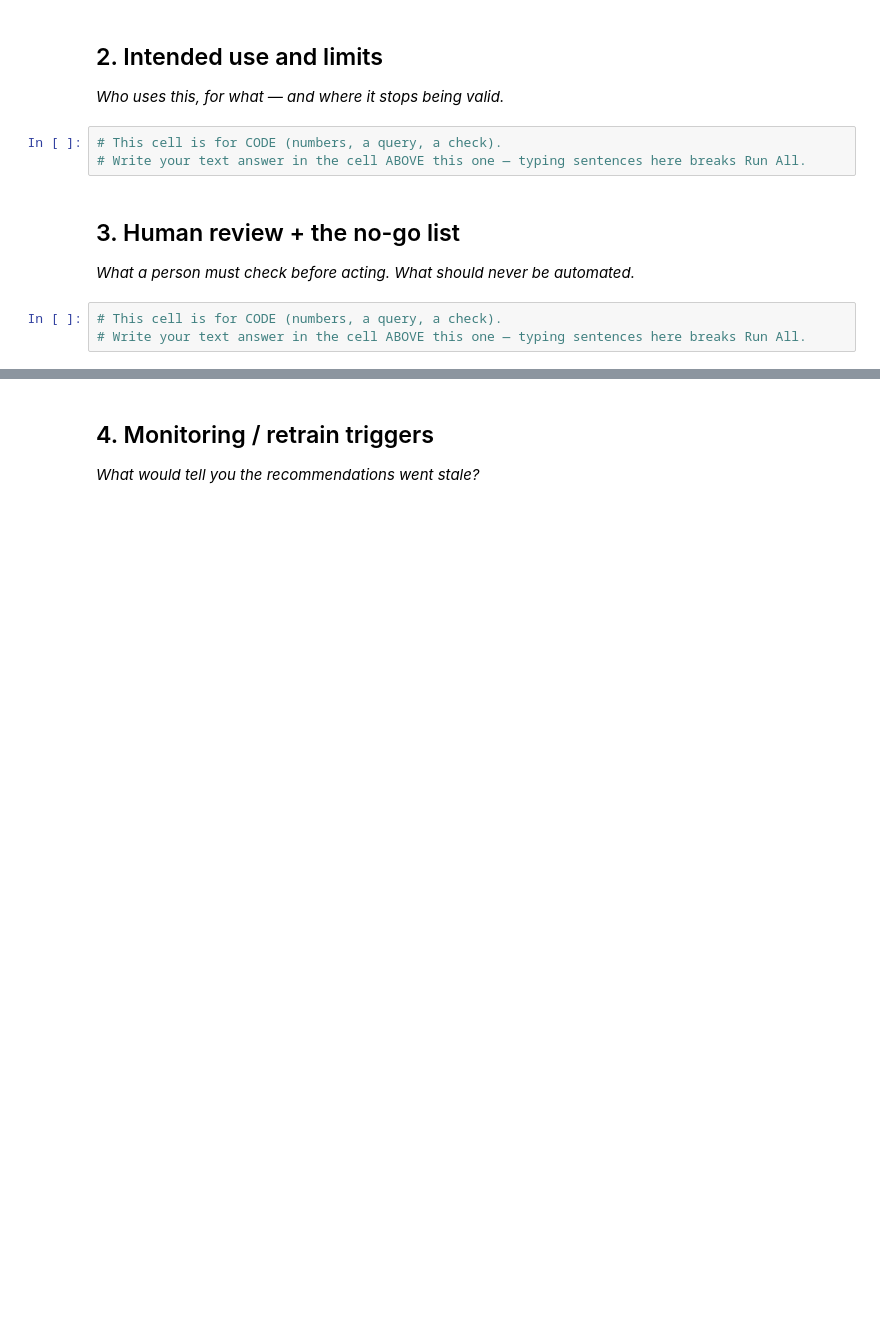
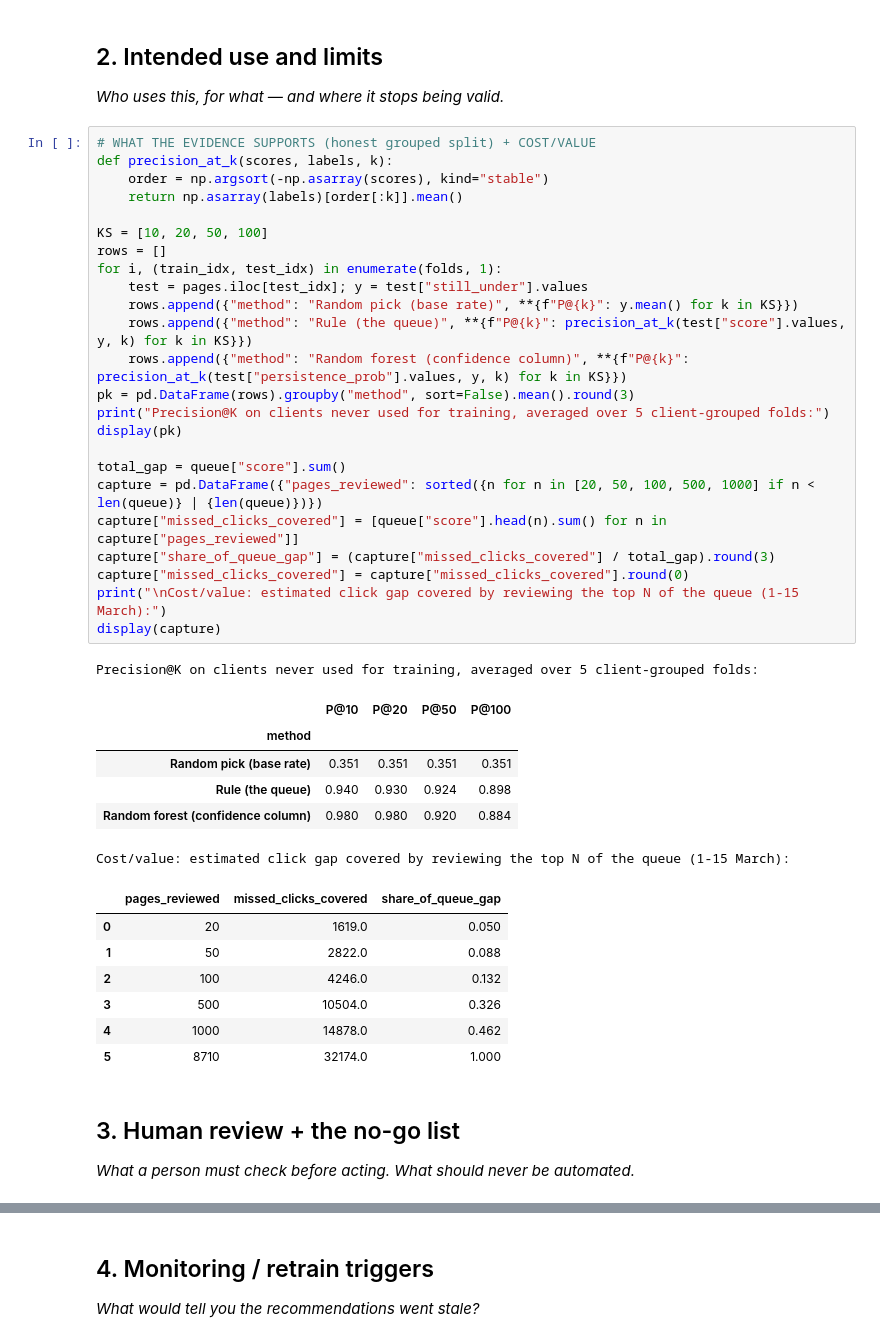
Before and after one commit to jjcodes999/flyrank-ml-repo, a Jupyter notebook: work/notebooks/w07_action_playbook.ipynb, the cells around one changed output, grey strips where cells are left out. Drawn from its saved outputs; the diff is of its cells as text; blank space fills up the shorter version.

```diff
--- a/work/notebooks/w07_action_playbook.ipynb
+++ b/work/notebooks/w07_action_playbook.ipynb
@@ -200,13 +242,46 @@ Pages with a known creation date: 75817 of 75817
 ## 2. Intended use and limits
 
 *Who uses this, for what — and where it stops being valid.*
-# %%
-# This cell is for CODE (numbers, a query, a check).
-# Write your text answer in the cell ABOVE this one — typing sentences here breaks Run All.
+# %%
+# WHAT THE EVIDENCE SUPPORTS (honest grouped split) + COST/VALUE
+def precision_at_k(scores, labels, k):
+    order = np.argsort(-np.asarray(scores), kind="stable")
+    return np.asarray(labels)[order[:k]].mean()
+
+KS = [10, 20, 50, 100]
+rows = []
+for i, (train_idx, test_idx) in enumerate(folds, 1):
+    test = pages.iloc[test_idx]; y = test["still_under"].values
+    rows.append({"method": "Random pick (base rate)", **{f"P@{k}": y.mean() for k in KS}})
+    rows.append({"method": "Rule (the queue)", **{f"P@{k}": precision_at_k(test["score"].values, y, k) for k in KS}})
+    rows.append({"method": "Random forest (confidence column)", **{f"P@{k}": precision_at_k(test["persistence_prob"].values, y, k) for k in KS}})
+pk = pd.DataFrame(rows).groupby("method", sort=False).mean().round(3)
+print("Precision@K on clients never used for training, averaged over 5 client-grouped folds:")
+display(pk)
+
+total_gap = queue["score"].sum()
+capture = pd.DataFrame({"pages_reviewed": sorted({n for n in [20, 50, 100, 500, 1000] if n < len(queue)} | {len(queue)})})
+capture["missed_clicks_covered"] = [queue["score"].head(n).sum() for n in capture["pages_reviewed"]]
+capture["share_of_queue_gap"] = (capture["missed_clicks_covered"] / total_gap).round(3)
+capture["missed_clicks_covered"] = capture["missed_clicks_covered"].round(0)
+print("\nCost/value: estimated click gap covered by reviewing the top N of the queue (1-15 March):")
+display(capture)
+# %% [output]
+Precision@K on clients never used for training, averaged over 5 client-grouped folds:
+|  | P@10 | P@20 | P@50 | P@100 |
+| method |  |  |  |  |
+| Random pick (base rate) | 0.351 | 0.351 | 0.351 | 0.351 |
+| Rule (the queue) | 0.940 | 0.930 | 0.924 | 0.898 |
+| Random forest (confidence column) | 0.980 | 0.980 | 0.920 | 0.884 |
+Cost/value: estimated click gap covered by reviewing the top N of the queue (1-15 March):
+|  | pages_reviewed | missed_clicks_covered | share_of_queue_gap |
+| 0 | 20 | 1619.0 | 0.050 |
+| 1 | 50 | 2822.0 | 0.088 |
+| 2 | 100 | 4246.0 | 0.132 |
+| 3 | 500 | 10504.0 | 0.326 |
+| 4 | 1000 | 14878.0 | 0.462 |
+| 5 | 8710 | 32174.0 | 1.000 |
 # %% [markdown]
 ## 3. Human review + the no-go list
 
 *What a person must check before acting. What should never be automated.*
-# %%
-# This cell is for CODE (numbers, a query, a check).
-# Write your text answer in the cell ABOVE this one — typing sentences here breaks Run All.
```
Also changed, not shown: parts of 3 cells of this notebook.
